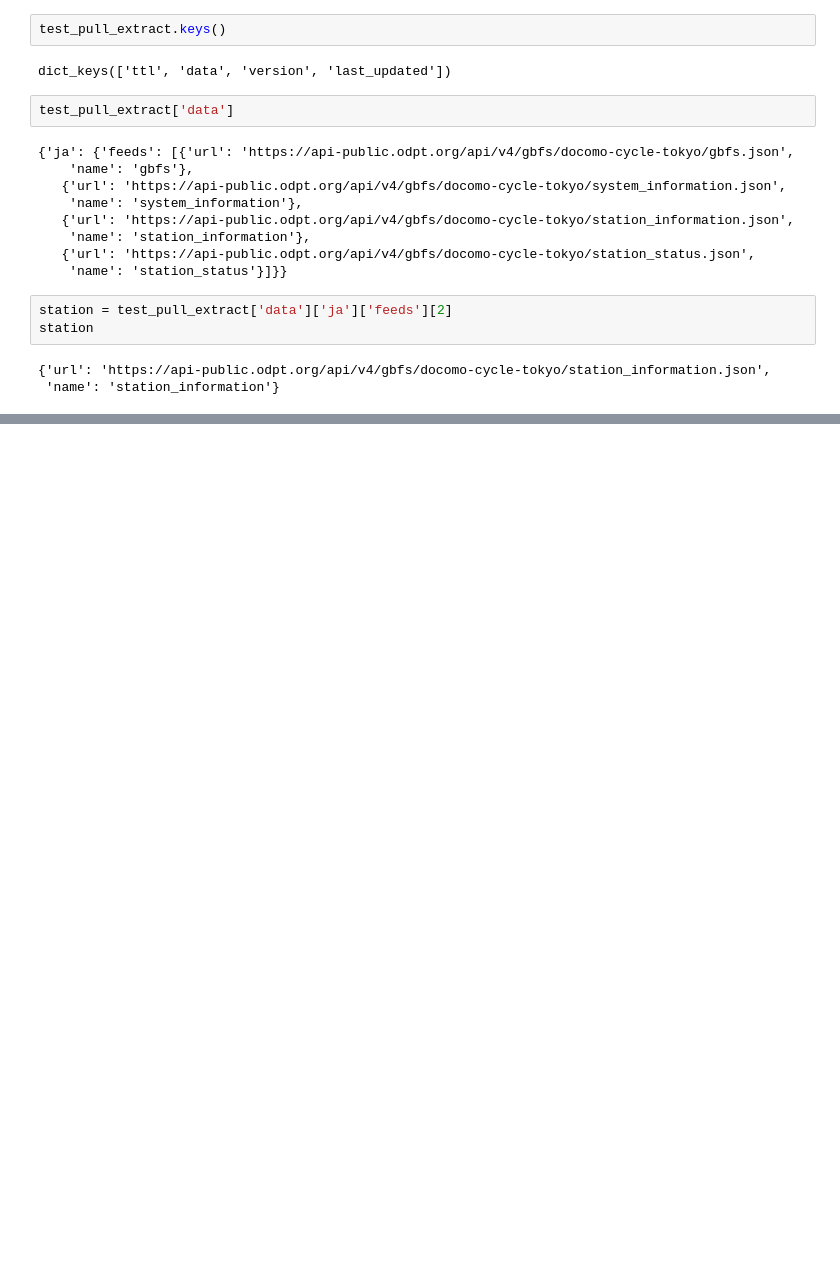
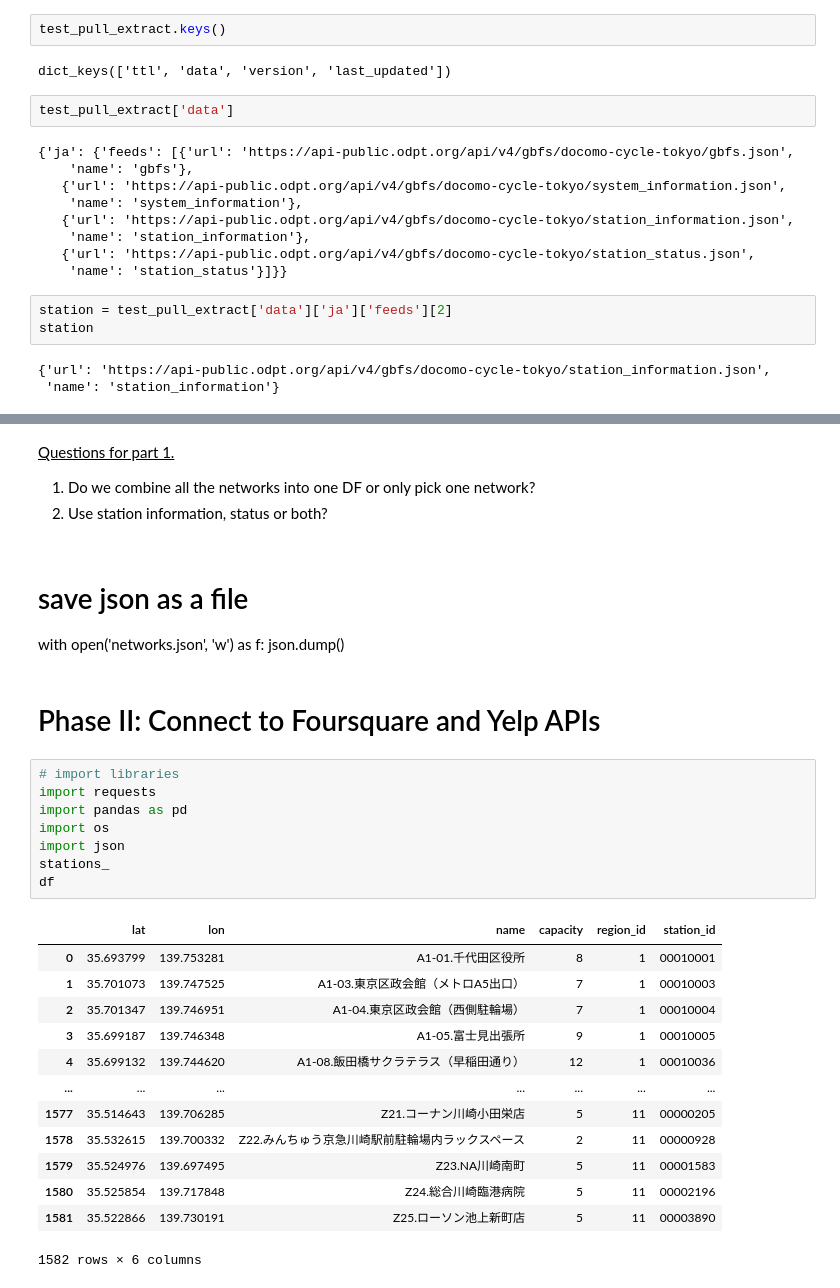
Before and after one commit to FranklinManuana/Stats-Modelling, a Jupyter notebook: notebooks/testbay_exploration.ipynb, the cells around one changed output, grey strips where cells are left out. Cells and saved outputs as stored; diff of their text form; blank space fills up the shorter version.

```diff
--- a/notebooks/testbay_exploration.ipynb
+++ b/notebooks/testbay_exploration.ipynb
@@ -227,0 +346,34 @@ InvalidSchema: No connection adapters were found for "{'url': 'https://api-publi
+# %% [markdown]
+<u> Questions for part 1.</u>
+<ol>
+    <li>Do we combine all the networks into one DF or only pick one network?</li>
+    <li>Use station information, status or both?</li>
+<ol/>
+# %% [markdown]
+# save json as a file
+with open('networks.json', 'w') as f:
+    json.dump()
+# %% [markdown]
+# Phase II: Connect to Foursquare and Yelp APIs
+# %%
+# import libraries
+import requests
+import pandas as pd
+import os
+import json
+stations_
+df
+# %% [output]
+|  | lat | lon | name | capacity | region_id | station_id |
+| 0 | 35.693799 | 139.753281 | A1-01.千代田区役所 | 8 | 1 | 00010001 |
+| 1 | 35.701073 | 139.747525 | A1-03.東京区政会館（メトロA5出口） | 7 | 1 | 00010003 |
+| 2 | 35.701347 | 139.746951 | A1-04.東京区政会館（西側駐輪場） | 7 | 1 | 00010004 |
+| 3 | 35.699187 | 139.746348 | A1-05.富士見出張所 | 9 | 1 | 00010005 |
+| 4 | 35.699132 | 139.744620 | A1-08.飯田橋サクラテラス（早稲田通り） | 12 | 1 | 00010036 |
+| ... | ... | ... | ... | ... | ... | ... |
+| 1577 | 35.514643 | 139.706285 | Z21.コーナン川崎小田栄店 | 5 | 11 | 00000205 |
+| 1578 | 35.532615 | 139.700332 | Z22.みんちゅう京急川崎駅前駐輪場内ラックスペース | 2 | 11 | 00000928 |
+| 1579 | 35.524976 | 139.697495 | Z23.NA川崎南町 | 5 | 11 | 00001583 |
+| 1580 | 35.525854 | 139.717848 | Z24.総合川崎臨港病院 | 5 | 11 | 00002196 |
+| 1581 | 35.522866 | 139.730191 | Z25.ローソン池上新町店 | 5 | 11 | 00003890 |
+1582 rows × 6 columns
```
Also changed, not shown: parts of 13 cells of this notebook, 2 other files.
